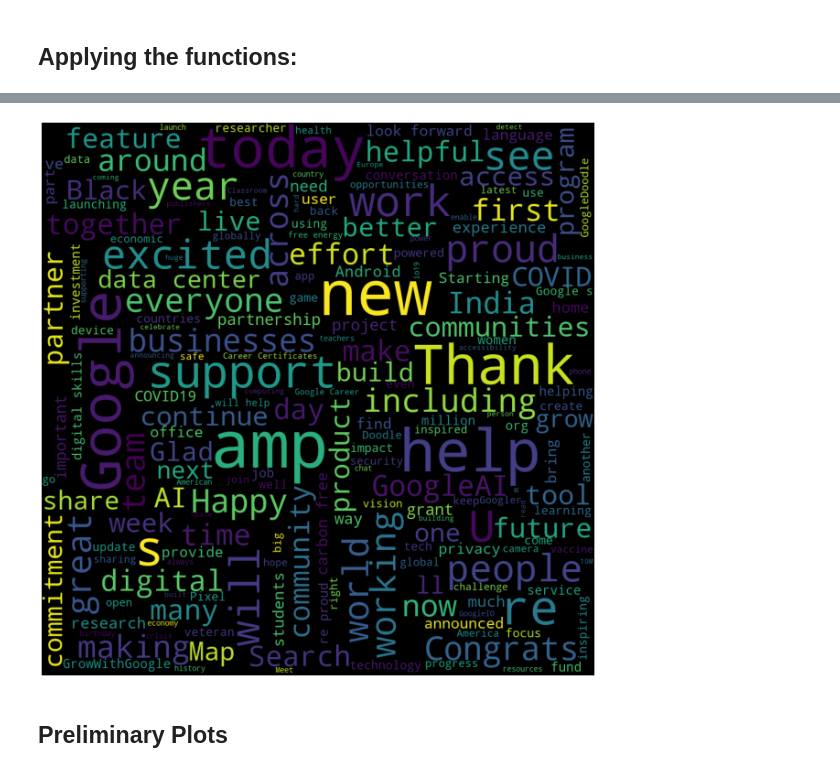
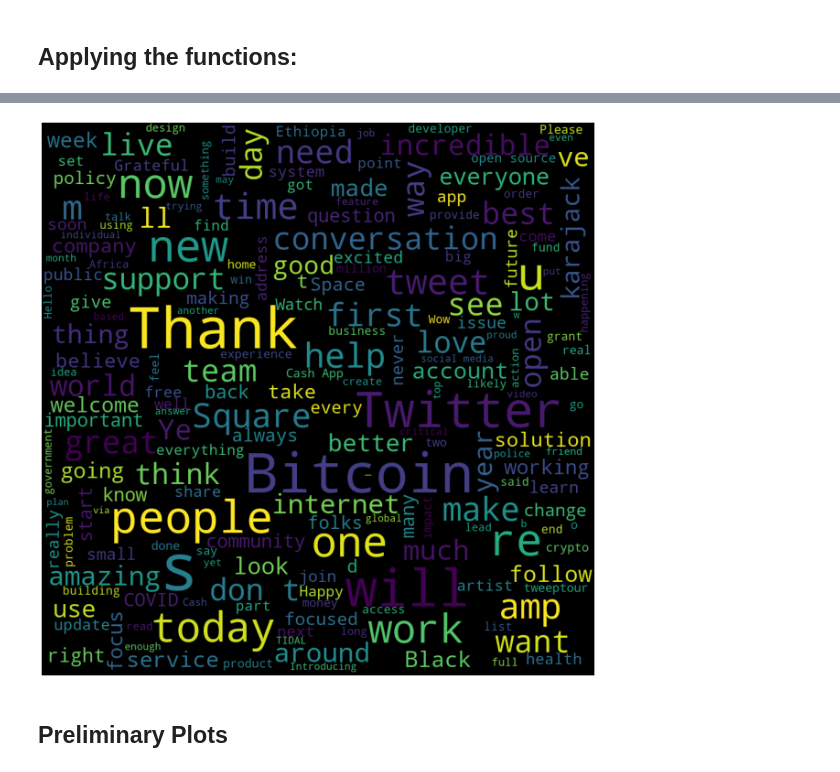
Before and after one commit to NB-01/twitter, a Jupyter notebook: data_cleaning_delta.ipynb, the cells around one changed output, grey strips where cells are left out. Cells and saved outputs as stored; diff of their text form; code cells hidden in the pictures.

```diff
--- a/data_cleaning_delta.ipynb
+++ b/data_cleaning_delta.ipynb
@@ -147,8 +147,8 @@ def Word_Cloud(df_stock_tweets,ceo_name):
 # %% [markdown]
 ## Applying the functions:
 # %%
-ceo_name = 'sundar'
-stock_code = 'GOOG'
+ceo_name = 'dorsey'
+stock_code = 'SQ'
 
 ceo_tweets = Tweet_Clean("data/raw/"+ceo_name+".csv")
 stock_df = Stock_Clean("data/raw/"+stock_code+".csv")
@@ -167,4 +167,4 @@ df_stock_tweets.head()
-[figure, old version]
+[figure, new version]
 # %% [markdown]
 ## Preliminary Plots
 # %%
```
Also changed, not shown: parts of 4 cells of this notebook, 4 other files.
